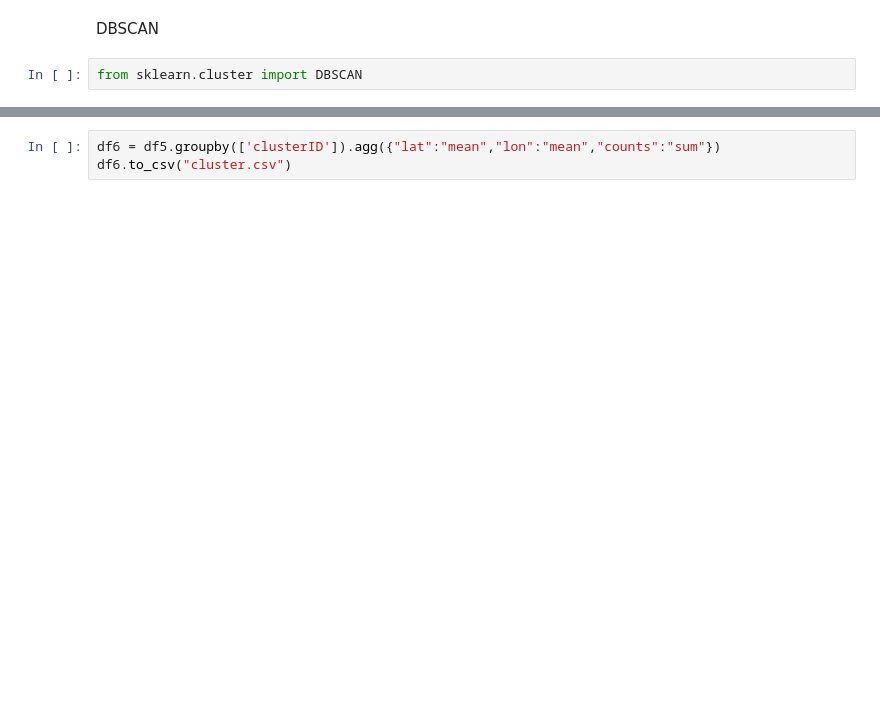
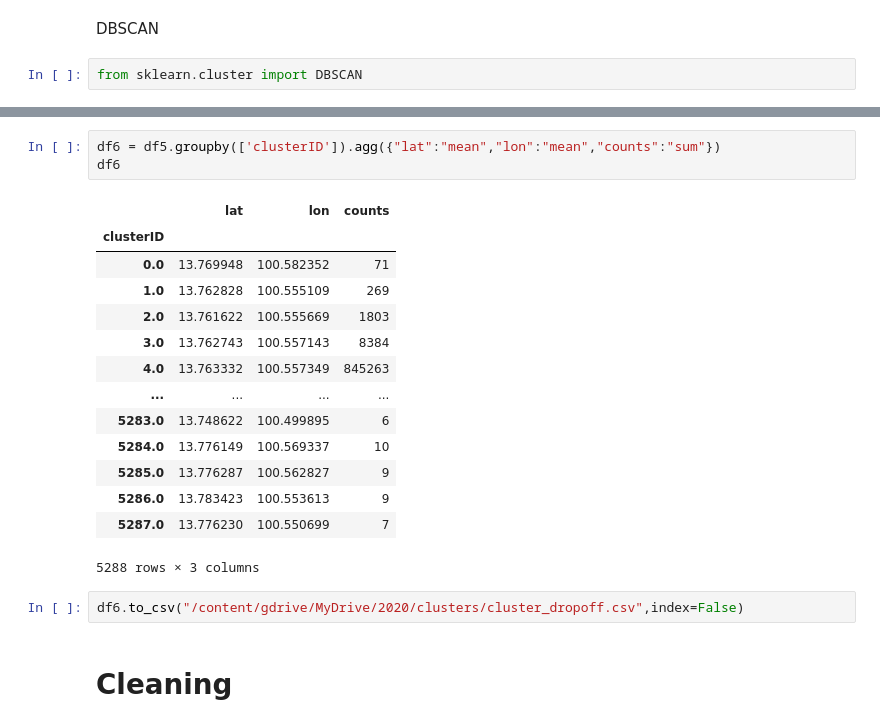
Before and after one commit to tchtan/Taxi-Analytics, a Jupyter notebook: taxi.ipynb, the cells around one changed output, grey strips where cells are left out. Drawn from its saved outputs; the diff is of its cells as text; blank space fills up the shorter version.

```diff
--- a/taxi.ipynb
+++ b/taxi.ipynb
@@ -533,3 +551,22 @@ df5.to_csv('cluster_details.csv')
 # %%
 df6 = df5.groupby(['clusterID']).agg({"lat":"mean","lon":"mean","counts":"sum"})
-df6.to_csv("cluster.csv")
+df6
+# %% [output]
+|  | lat | lon | counts |
+| clusterID |  |  |  |
+| 0.0 | 13.769948 | 100.582352 | 71 |
+| 1.0 | 13.762828 | 100.555109 | 269 |
+| 2.0 | 13.761622 | 100.555669 | 1803 |
+| 3.0 | 13.762743 | 100.557143 | 8384 |
+| 4.0 | 13.763332 | 100.557349 | 845263 |
+| ... | ... | ... | ... |
+| 5283.0 | 13.748622 | 100.499895 | 6 |
+| 5284.0 | 13.776149 | 100.569337 | 10 |
+| 5285.0 | 13.776287 | 100.562827 | 9 |
+| 5286.0 | 13.783423 | 100.553613 | 9 |
+| 5287.0 | 13.776230 | 100.550699 | 7 |
+5288 rows × 3 columns
+# %%
+df6.to_csv("/content/gdrive/MyDrive/2020/clusters/cluster_dropoff.csv",index=False)
+# %% [markdown]
+# **Cleaning**
```
Also changed, not shown: parts of 30 cells of this notebook.
